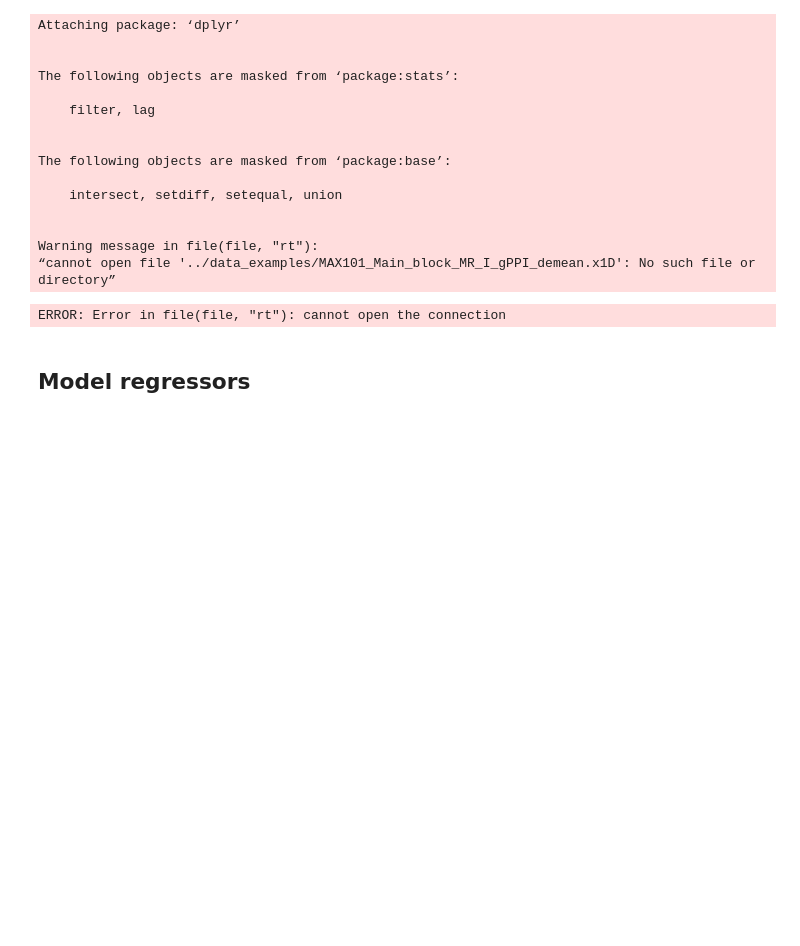
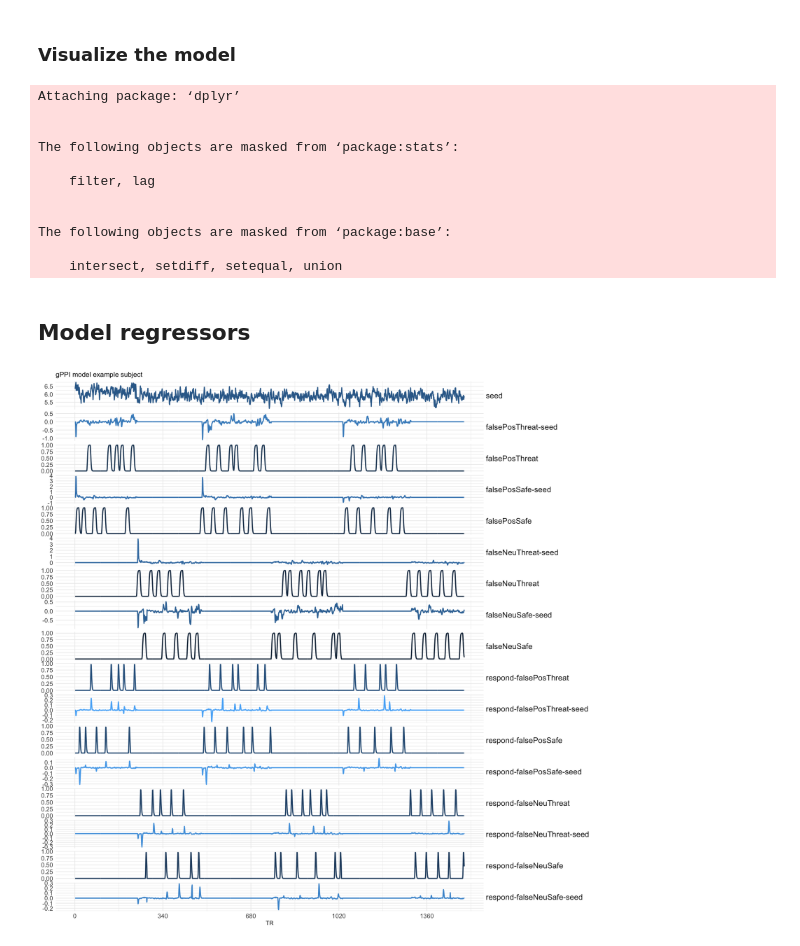
Before and after one commit to kmorrow0712/first-year-project, a Jupyter notebook: _build/jupyter_execute/visualizeModel_basic.ipynb, the cells around one changed output. Cells and saved outputs as stored; diff of their text form; code cells hidden in the pictures; blank space fills up the shorter version.

```diff
--- a/_build/jupyter_execute/visualizeModel_basic.ipynb
+++ b/_build/jupyter_execute/visualizeModel_basic.ipynb
@@ -1,11 +37,14 @@
+# %% [markdown]
+### Visualize the model
 # %%
 # import libraries
 library(dplyr)
 library(ggplot2)
 library(tidyr)
+library(repr)
 
 # import data
-df <- read.table('../data_examples/MAX101_Main_block_MR_I_gPPI_demean.x1D')
+df <- read.table('data_examples/MAX101_Main_block_MR_I_gPPI_demean.x1D')
 # %% [output]
 Attaching package: ‘dplyr’
 
@@ -18,11 +57,6 @@ The following objects are masked from ‘package:stats’:
 The following objects are masked from ‘package:base’:
 
     intersect, setdiff, setequal, union
-
-
-Warning message in file(file, "rt"):
-“cannot open file '../data_examples/MAX101_Main_block_MR_I_gPPI_demean.x1D': No such file or directory”
-ERROR: Error in file(file, "rt"): cannot open the connection
 # %%
 # subset dataframe to only include model regressors & label
 
@@ -72,3 +106,25 @@ df.model$key <- factor(df.model$key, levels = c("seed",
                                                "respond-falseNeuSafe-seed"))
 # %% [markdown]
 ## Model regressors
+# %%
+options(repr.plot.width = 15, repr.plot.height = 15)
+
+plot <- ggplot(df.model, aes(x = TR, y = value)) +
+  geom_line(aes(color = index), size = 1) +
+  facet_grid(rows = vars(key), scales = "free") +
+  scale_x_continuous(breaks = c(0, 340, 680, 1020, 1360, 1700, 2040)) +
+  scale_y_continuous() +
+  theme_minimal() +
+  labs(y = NULL) +
+  theme(
+        legend.position = 'none',
+        strip.text.y = element_text(angle = 0, hjust = 0, size = 15),
+        axis.text = element_text(size = 12))
+
+plot + ggtitle(sprintf(
+    "gPPI model example subject",
+    getOption("repr.plot.width"),
+    getOption("repr.plot.height")
+))
+# %% [output]
+[figure, added]
```
Also changed, not shown: parts of 9 cells of this notebook, 22 other files.
